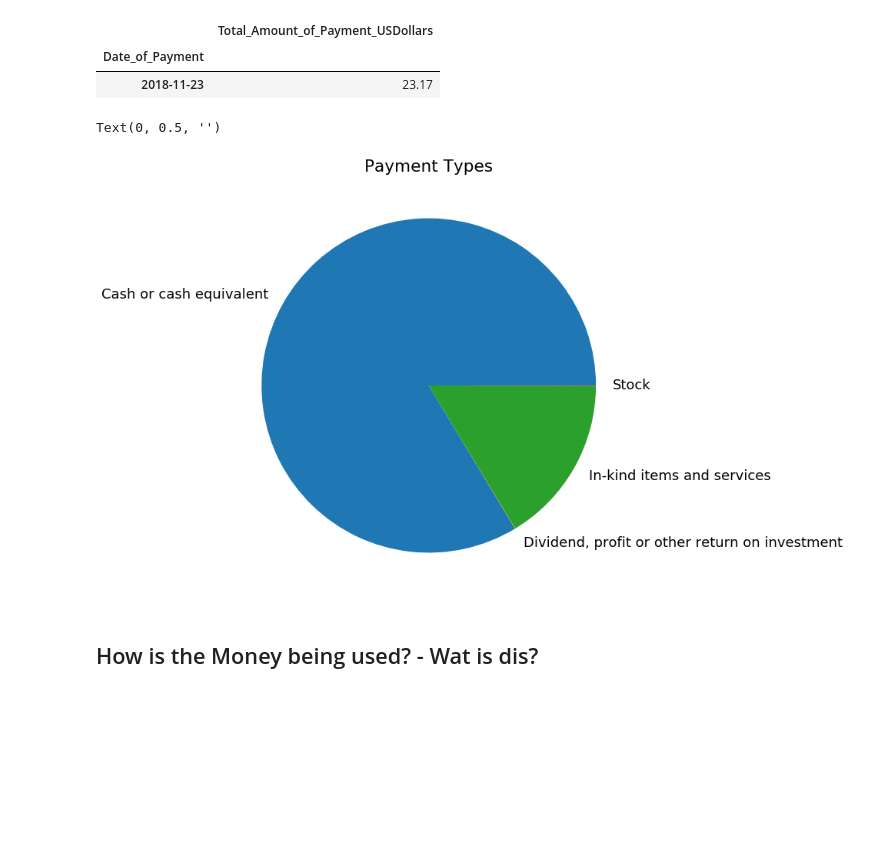
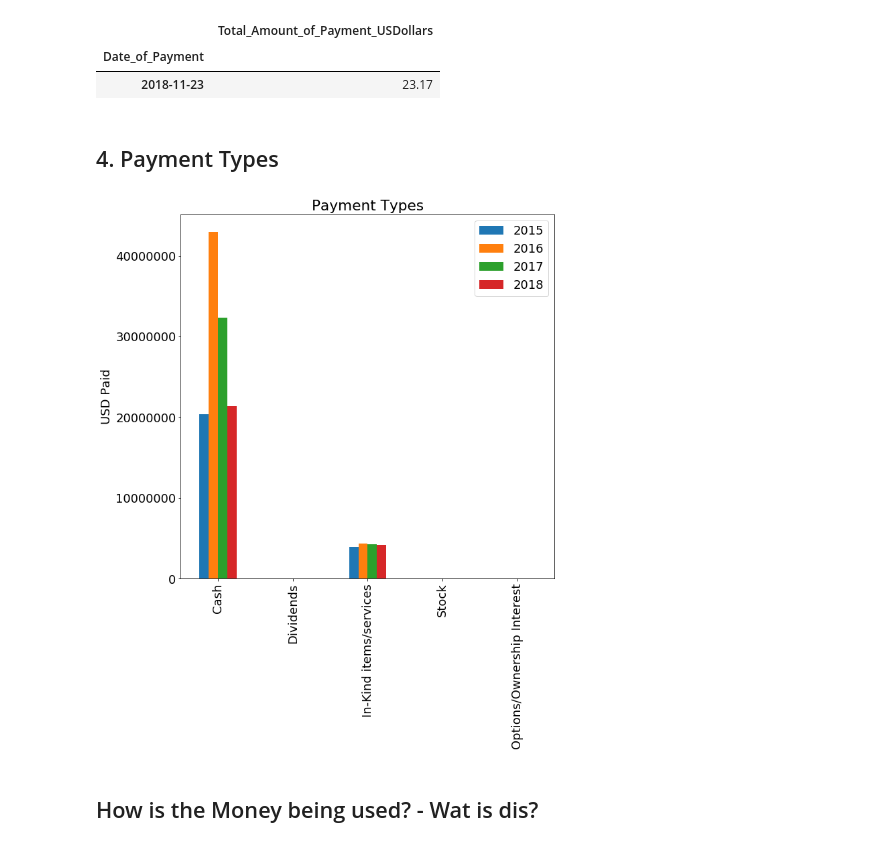
Before and after one commit to terryghanty/cs320-final, a Jupyter notebook: Final Project - Cale, James, Terry.ipynb, the cells around one changed output. Cells and saved outputs as stored; diff of their text form; code cells hidden in the pictures; blank space fills up the shorter version.

```diff
--- a/Final Project - Cale, James, Terry.ipynb
+++ b/Final Project - Cale, James, Terry.ipynb
@@ -179,14 +179,30 @@ df_daily[df_daily['Total_Amount_of_Payment_USDollars']==df_daily['Total_Amount_o
 |  | Total_Amount_of_Payment_USDollars |
 | Date_of_Payment |  |
 | 2018-11-23 | 23.17 |
-# %%
-df_pmt = df.groupby('Form_of_Payment_or_Transfer_of_Value').sum()
-ax = df_pmt.plot.pie(y='Total_Amount_of_Payment_USDollars', legend=False, figsize=(10,10))
-ax.set_title('Payment Types')
-ax.set_ylabel("")
-# %% [output]
-Text(0, 0.5, '')
-[figure, removed]
+# %% [markdown]
+## 4. Payment Types
+# %%
+df_2015 = df[df['year']==2015].groupby('Form_of_Payment_or_Transfer_of_Value').sum()['Total_Amount_of_Payment_USDollars']
+df_2016 = df[df['year']==2016].groupby('Form_of_Payment_or_Transfer_of_Value').sum()['Total_Amount_of_Payment_USDollars']
+df_2017 = df[df['year']==2017].groupby('Form_of_Payment_or_Transfer_of_Value').sum()['Total_Amount_of_Payment_USDollars']
+df_2018 = df[df['year']==2018].groupby('Form_of_Payment_or_Transfer_of_Value').sum()['Total_Amount_of_Payment_USDollars']
+
+index = ['Cash', 'Dividends','In-Kind items/services','Stock','Options/Ownership Interest']
+
+df_annual = DataFrame({
+    '2015': df_2015,
+    '2016': df_2016,
+    '2017': df_2017,
+    '2018': df_2018 })
+df_annual['index']=index
+# %%
+ax = df_annual.plot.bar(figsize=(10,10))
+ax.set_title('Payment Types')
+ax.set_ylabel("USD Paid")
+plt.xticks([0, 1, 2, 3, 4],index)
+plt.ticklabel_format(style='plain', axis='y')
+# %% [output]
+[figure, added]
 # %% [markdown]
 ## How is the Money being used? - Wat is dis?
 # %%
```
Also changed, not shown: parts of 1 cell of this notebook.
